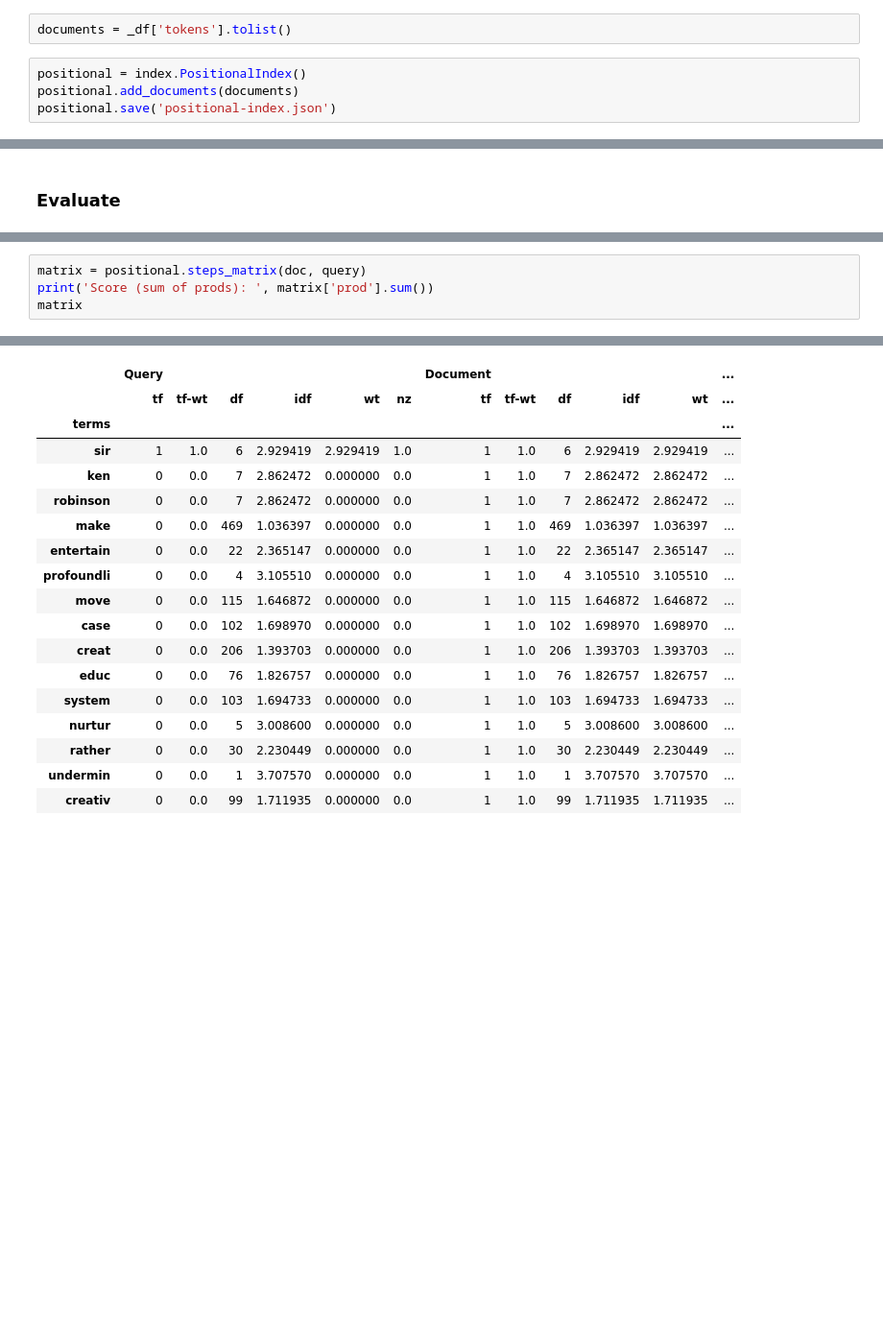
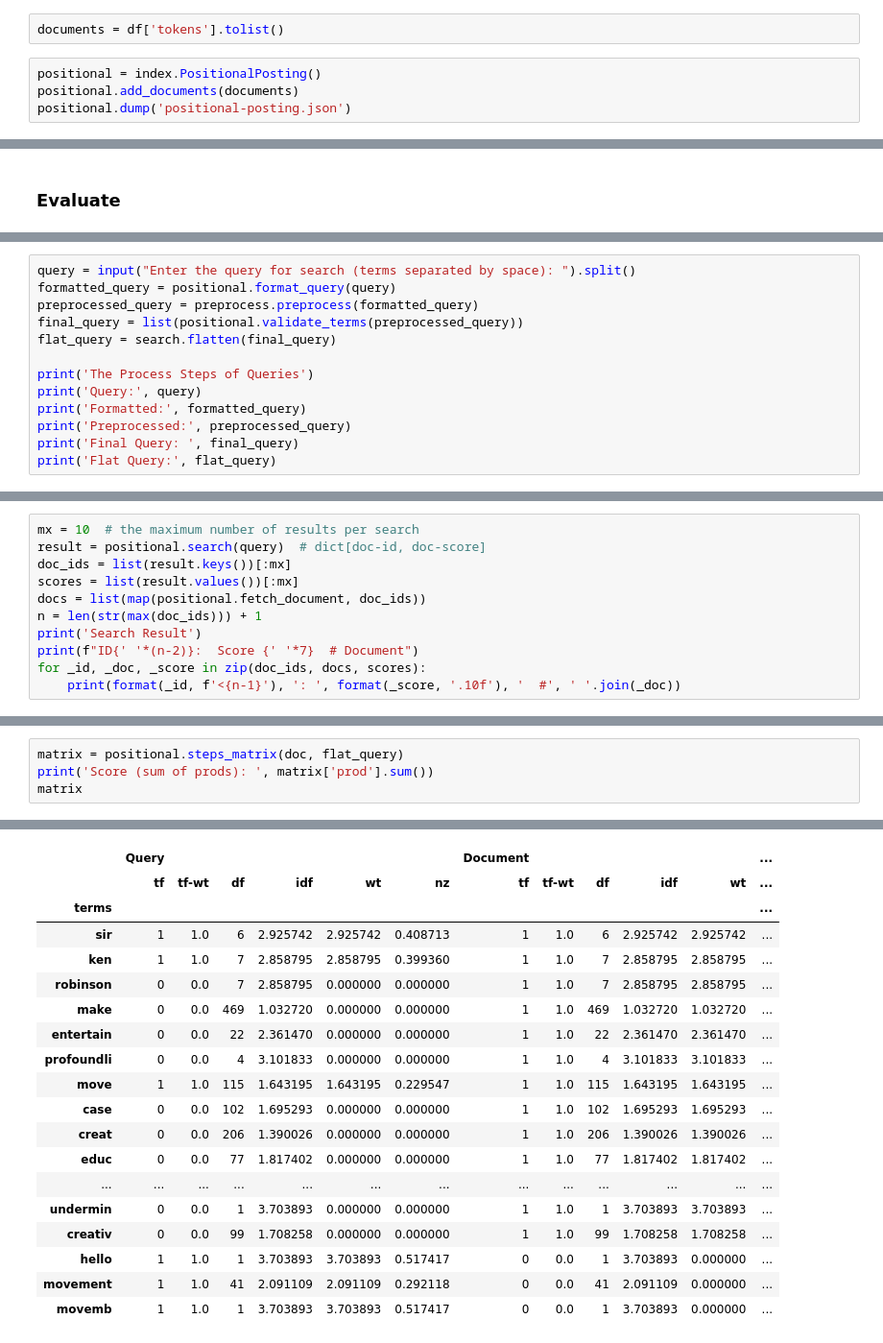
Before and after one commit to sina-programer/IRIndexing, a Jupyter notebook: main.ipynb, the cells around one changed output, grey strips where cells are left out. Shown: that part at 96% size. Saved outputs shown, nothing was run; the diff lists cells and outputs as text; blank space fills up the shorter version.

```diff
--- a/main.ipynb
+++ b/main.ipynb
@@ -85,7 +79,7 @@ _df['n_tokens'].plot.hist(bins=50)
 # %%
-documents = _df['tokens'].tolist()
+documents = df['tokens'].tolist()
 # %%
-positional = index.PositionalIndex()
+positional = index.PositionalPosting()
 positional.add_documents(documents)
-positional.save('positional-index.json')
+positional.dump('positional-posting.json')
 # %%
@@ -174,0 +164,13 @@ Search Result (ID: Score  # Document)
+# %%
+query = input("Enter the query for search (terms separated by space): ").split()
+formatted_query = positional.format_query(query)
+preprocessed_query = preprocess.preprocess(formatted_query)
+final_query = list(positional.validate_terms(preprocessed_query))
+flat_query = search.flatten(final_query)
+
+print('The Process Steps of Queries')
+print('Query:', query)
+print('Formatted:', formatted_query)
+print('Preprocessed:', preprocessed_query)
+print('Final Query: ', final_query)
+print('Flat Query:', flat_query)
@@ -174,0 +184,11 @@ Search Result (ID: Score  # Document)
+# %%
+mx = 10  # the maximum number of results per search
+result = positional.search(query)  # dict[doc-id, doc-score]
+doc_ids = list(result.keys())[:mx]
+scores = list(result.values())[:mx]
+docs = list(map(positional.fetch_document, doc_ids))
+n = len(str(max(doc_ids))) + 1
+print('Search Result')
+print(f"ID{' '*(n-2)}:  Score {' '*7}  # Document")
+for _id, _doc, _score in zip(doc_ids, docs, scores):
+    print(format(_id, f'<{n-1}'), ': ', format(_score, '.10f'), '  #', ' '.join(_doc))
@@ -191,5 +218,5 @@ Query: ['sir']
 # %%
-matrix = positional.steps_matrix(doc, query)
+matrix = positional.steps_matrix(doc, flat_query)
 print('Score (sum of prods): ', matrix['prod'].sum())
 matrix
 # %% [output]
@@ -197,18 +224,19 @@ Score (sum of prods):  0.31637540797060915
 |  | Query |  |  |  |  |  | Document |  |  |  |  | ... |
 |  | tf | tf-wt | df | idf | wt | nz | tf | tf-wt | df | idf | wt | ... |
 | terms |  |  |  |  |  |  |  |  |  |  |  | ... |
-| sir | 1 | 1.0 | 6 | 2.929419 | 2.929419 | 1.0 | 1 | 1.0 | 6 | 2.929419 | 2.929419 | ... |
-| ken | 0 | 0.0 | 7 | 2.862472 | 0.000000 | 0.0 | 1 | 1.0 | 7 | 2.862472 | 2.862472 | ... |
-| robinson | 0 | 0.0 | 7 | 2.862472 | 0.000000 | 0.0 | 1 | 1.0 | 7 | 2.862472 | 2.862472 | ... |
-| make | 0 | 0.0 | 469 | 1.036397 | 0.000000 | 0.0 | 1 | 1.0 | 469 | 1.036397 | 1.036397 | ... |
-| entertain | 0 | 0.0 | 22 | 2.365147 | 0.000000 | 0.0 | 1 | 1.0 | 22 | 2.365147 | 2.365147 | ... |
-| profoundli | 0 | 0.0 | 4 | 3.105510 | 0.000000 | 0.0 | 1 | 1.0 | 4 | 3.105510 | 3.105510 | ... |
-| move | 0 | 0.0 | 115 | 1.646872 | 0.000000 | 0.0 | 1 | 1.0 | 115 | 1.646872 | 1.646872 | ... |
-| case | 0 | 0.0 | 102 | 1.698970 | 0.000000 | 0.0 | 1 | 1.0 | 102 | 1.698970 | 1.698970 | ... |
-| creat | 0 | 0.0 | 206 | 1.393703 | 0.000000 | 0.0 | 1 | 1.0 | 206 | 1.393703 | 1.393703 | ... |
-| educ | 0 | 0.0 | 76 | 1.826757 | 0.000000 | 0.0 | 1 | 1.0 | 76 | 1.826757 | 1.826757 | ... |
-| system | 0 | 0.0 | 103 | 1.694733 | 0.000000 | 0.0 | 1 | 1.0 | 103 | 1.694733 | 1.694733 | ... |
-| nurtur | 0 | 0.0 | 5 | 3.008600 | 0.000000 | 0.0 | 1 | 1.0 | 5 | 3.008600 | 3.008600 | ... |
-| rather | 0 | 0.0 | 30 | 2.230449 | 0.000000 | 0.0 | 1 | 1.0 | 30 | 2.230449 | 2.230449 | ... |
-| undermin | 0 | 0.0 | 1 | 3.707570 | 0.000000 | 0.0 | 1 | 1.0 | 1 | 3.707570 | 3.707570 | ... |
-| creativ | 0 | 0.0 | 99 | 1.711935 | 0.000000 | 0.0 | 1 | 1.0 | 99 | 1.711935 | 1.711935 | ... |
+| sir | 1 | 1.0 | 6 | 2.925742 | 2.925742 | 0.408713 | 1 | 1.0 | 6 | 2.925742 | 2.925742 | ... |
+| ken | 1 | 1.0 | 7 | 2.858795 | 2.858795 | 0.399360 | 1 | 1.0 | 7 | 2.858795 | 2.858795 | ... |
+| robinson | 0 | 0.0 | 7 | 2.858795 | 0.000000 | 0.000000 | 1 | 1.0 | 7 | 2.858795 | 2.858795 | ... |
+| make | 0 | 0.0 | 469 | 1.032720 | 0.000000 | 0.000000 | 1 | 1.0 | 469 | 1.032720 | 1.032720 | ... |
+| entertain | 0 | 0.0 | 22 | 2.361470 | 0.000000 | 0.000000 | 1 | 1.0 | 22 | 2.361470 | 2.361470 | ... |
+| profoundli | 0 | 0.0 | 4 | 3.101833 | 0.000000 | 0.000000 | 1 | 1.0 | 4 | 3.101833 | 3.101833 | ... |
+| move | 1 | 1.0 | 115 | 1.643195 | 1.643195 | 0.229547 | 1 | 1.0 | 115 | 1.643195 | 1.643195 | ... |
+| case | 0 | 0.0 | 102 | 1.695293 | 0.000000 | 0.000000 | 1 | 1.0 | 102 | 1.695293 | 1.695293 | ... |
+| creat | 0 | 0.0 | 206 | 1.390026 | 0.000000 | 0.000000 | 1 | 1.0 | 206 | 1.390026 | 1.390026 | ... |
+| educ | 0 | 0.0 | 77 | 1.817402 | 0.000000 | 0.000000 | 1 | 1.0 | 77 | 1.817402 | 1.817402 | ... |
+| ... | ... | ... | ... | ... | ... | ... | ... | ... | ... | ... | ... | ... |
+| undermin | 0 | 0.0 | 1 | 3.703893 | 0.000000 | 0.000000 | 1 | 1.0 | 1 | 3.703893 | 3.703893 | ... |
+| creativ | 0 | 0.0 | 99 | 1.708258 | 0.000000 | 0.000000 | 1 | 1.0 | 99 | 1.708258 | 1.708258 | ... |
+| hello | 1 | 1.0 | 1 | 3.703893 | 3.703893 | 0.517417 | 0 | 0.0 | 1 | 3.703893 | 0.000000 | ... |
+| movement | 1 | 1.0 | 41 | 2.091109 | 2.091109 | 0.292118 | 0 | 0.0 | 41 | 2.091109 | 0.000000 | ... |
+| movemb | 1 | 1.0 | 1 | 3.703893 | 3.703893 | 0.517417 | 0 | 0.0 | 1 | 3.703893 | 0.000000 | ... |
```
Also changed, not shown: parts of 25 cells of this notebook.
